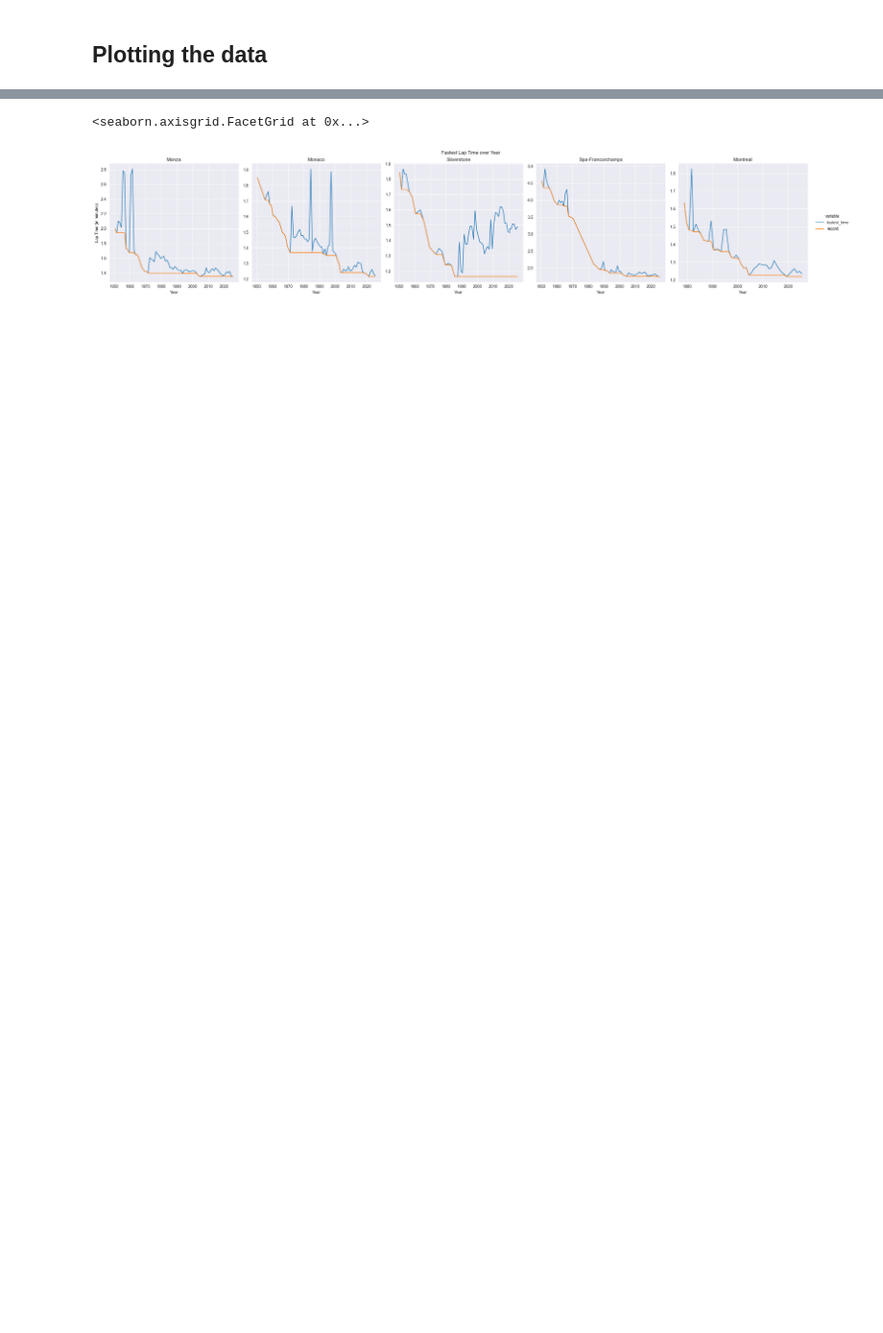
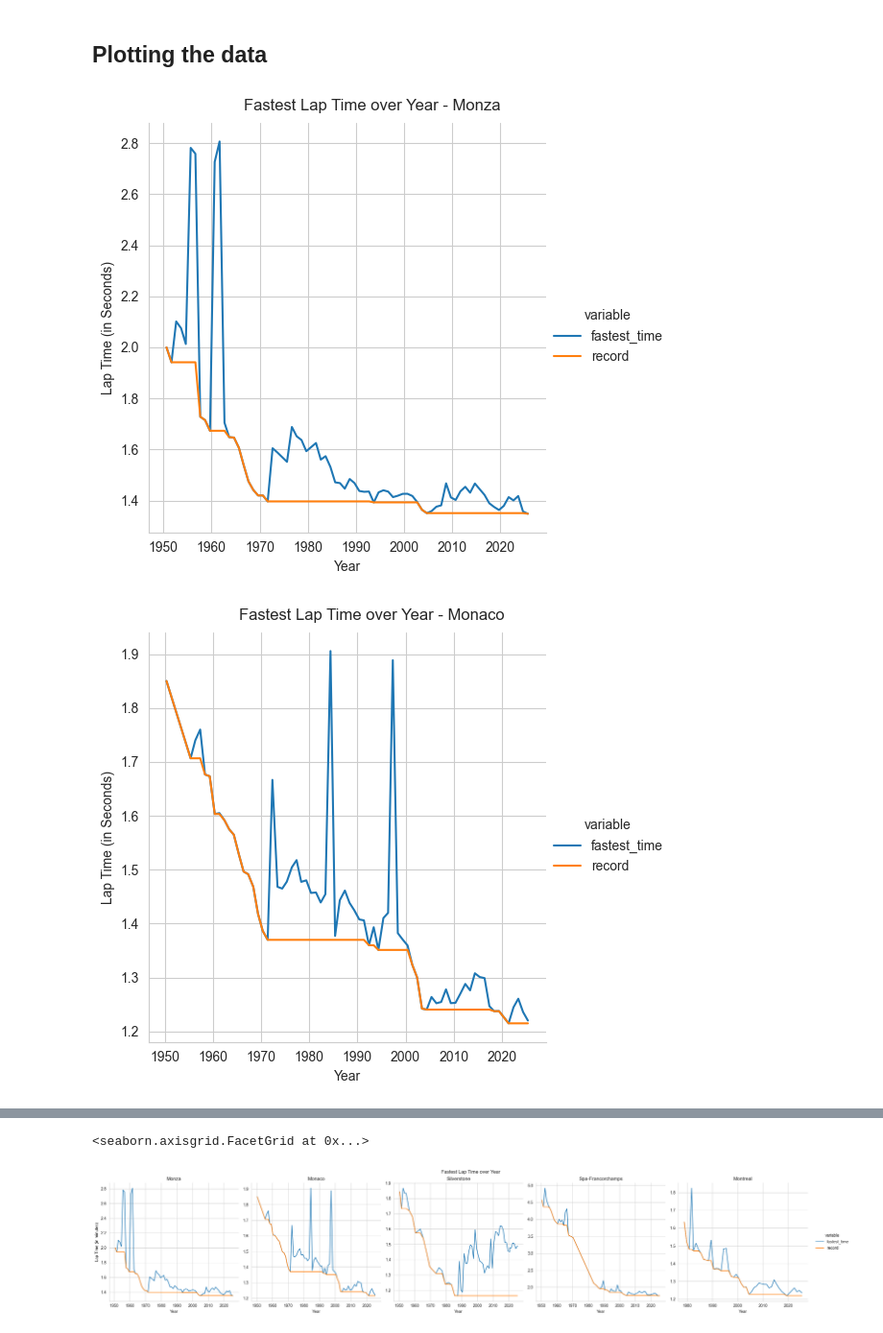
Before and after one commit to ttsudarshan/F1-Database, a Jupyter notebook: RaceDataAnalysis.ipynb, the cells around one changed output, grey strips where cells are left out. Shown: that part at 96% size. Drawn from its saved outputs; the diff is of its cells as text; code cells hidden in the pictures; blank space fills up the shorter version.

```diff
--- a/RaceDataAnalysis.ipynb
+++ b/RaceDataAnalysis.ipynb
@@ -303,3 +318,45 @@ def create_plot ( data_set : pd.DataFrame, super_title : str ) -> sns.FacetGrid:
     for ax in g.axes.flat:
             ax.set_title(ax.get_title()[13:].title())
     return g
+# %%
+path = 'charts/circuit_data/'
+extension = '.png'
+
+def save_plot (
+        data_set : pd.DataFrame,
+        super_title : str,
+        subfolder : str = '',
+        x_label : str = "Lap Time (in Seconds)",
+        y_label : str = "Year",
+        y_lim : float = None,
+):
+
+    sns.set_style('whitegrid')
+
+    for cir in lap_data_min.circuit_id.unique().tolist():
+
+        g = sns.relplot(
+            data=data_set.query(f'circuit_id == "{cir}"'),
+            kind='line',
+            x='date',
+            y='value',
+            hue= 'variable' if 'variable' in data_set.columns else None
+        )
+
+        g.figure.suptitle(f'{super_title} - {cir.title()}', y = 1.02)
+
+        g.set_axis_labels(
+            y_label,
+            x_label
+        )
+
+        for ax in g.axes.flat:
+            ax.set(ylim = (0, y_lim) if y_lim is not None else None)
+
+        file = path + subfolder + cir + extension
+        g.savefig(file)
+# %%
+save_plot(lap_data_min, "Fastest Lap Time over Year")
+# %% [output]
+[figure, added]
+[figure, added]
```
Also changed, not shown: parts of 8 cells of this notebook, 10 other files.
